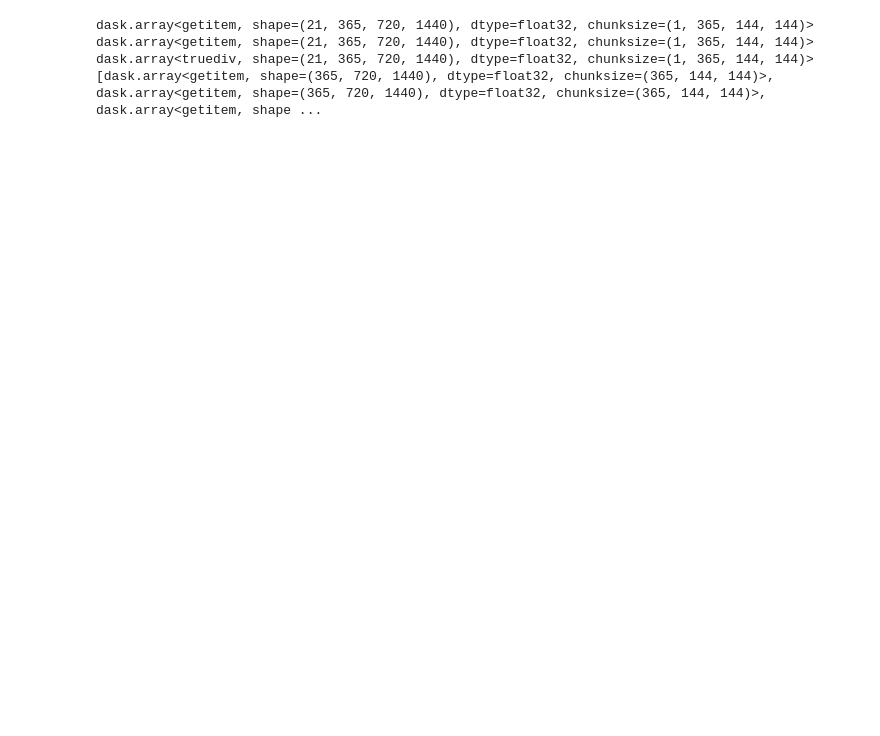
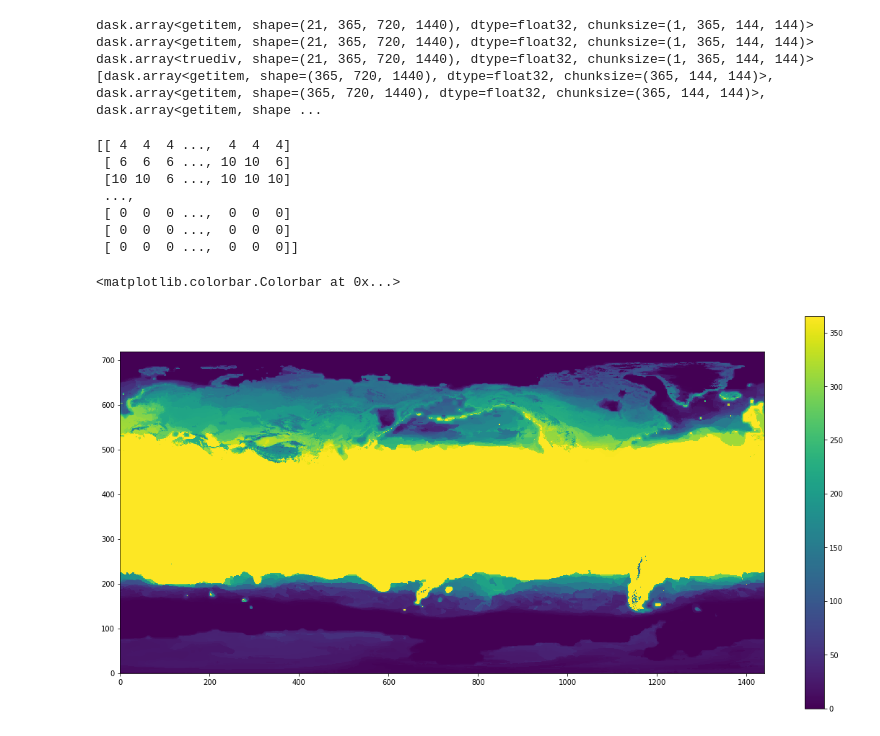
Before and after one commit to EnriqueCornejo/dockerized-dask, a Jupyter notebook: work/process_temperatures.ipynb, the cells around one changed output. Saved outputs shown, nothing was run; the diff lists cells and outputs as text; code cells hidden in the pictures; blank space fills up the shorter version.

```diff
--- a/work/process_temperatures.ipynb
+++ b/work/process_temperatures.ipynb
@@ -206,6 +206,8 @@ print(tasmin_stack)
 tasavg_stack = (tasmax_stack + tasmin_stack) / 2
 print(tasavg_stack)
 
+tasmin_per_model = list(stack_to_models(tasmin_stack))
+tasmax_per_model = list(stack_to_models(tasmax_stack))
 tasavg_per_model = list(stack_to_models(tasavg_stack))
 print(tasavg_per_model)
 # %% [output]
@@ -229,0 +218,5 @@ def cdd(a, axis): # Revise
+# %%
+test_array_tasavg = tasavg_per_model[0].compute()
+test_array_tasmax = tasmax_per_model[0].compute()
+test_array_tasmin = tasmin_per_model[0].compute()
+print('OK')
@@ -229,0 +272,16 @@ def cdd(a, axis): # Revise
+# %%
+test_ff_result = frost_free_season(test_array_tasmin, axis = 0)
+print(test_ff_result)
+plt.figure(figsize=(20, 10))
+plt.imshow(test_ff_result, origin='lower')
+plt.colorbar()
+# %% [output]
+[[ 4  4  4 ...,  4  4  4]
+ [ 6  6  6 ..., 10 10  6]
+ [10 10  6 ..., 10 10 10]
+ ...,
+ [ 0  0  0 ...,  0  0  0]
+ [ 0  0  0 ...,  0  0  0]
+ [ 0  0  0 ...,  0  0  0]]
+<matplotlib.colorbar.Colorbar at 0x...>
+[figure, added]
```
Also changed, not shown: parts of 10 cells of this notebook.
